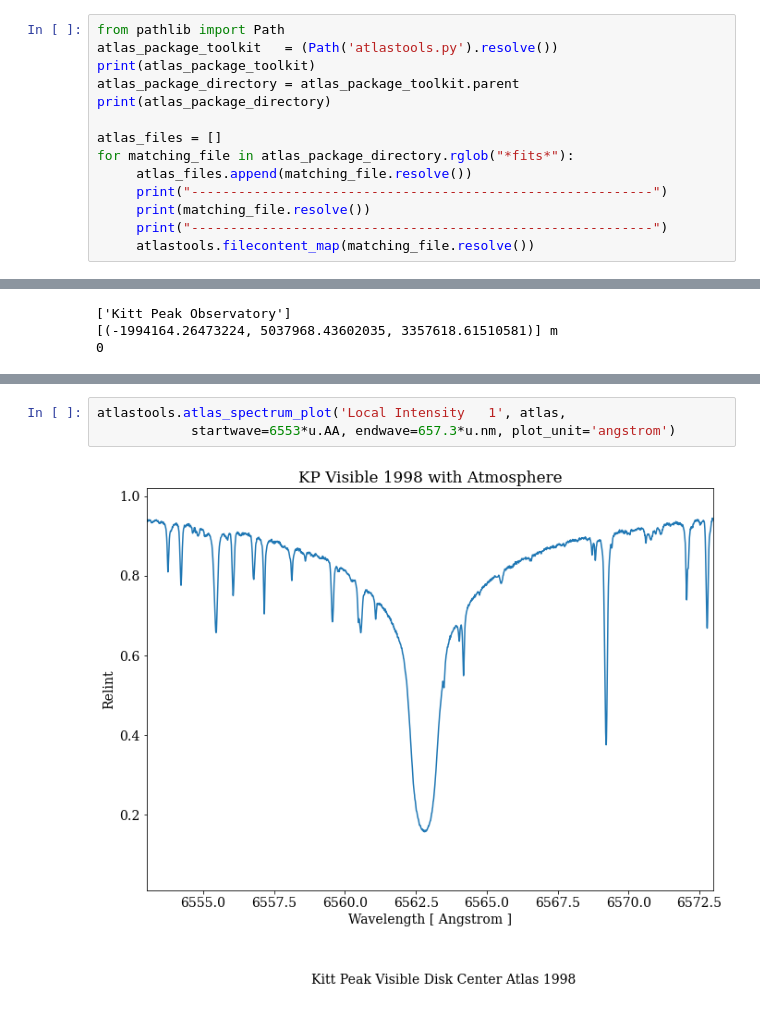
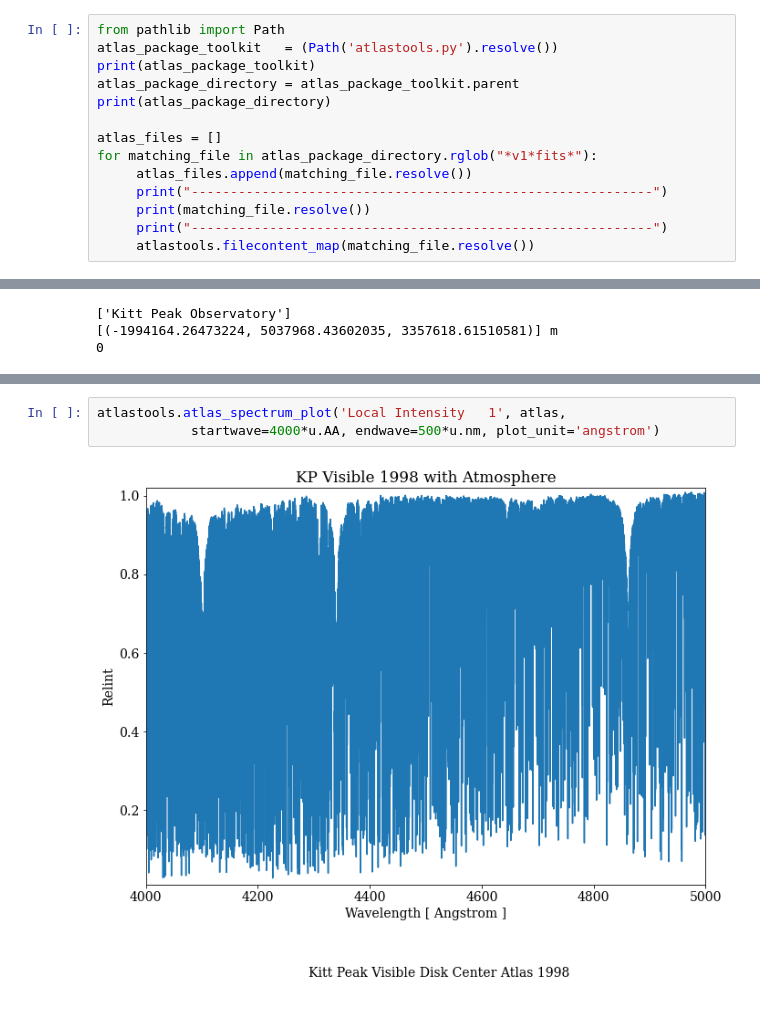
Before and after one commit to kreardon/solaratlas, a Jupyter notebook: module_testing.ipynb, the cells around one changed output, grey strips where cells are left out. Drawn from its saved outputs; the diff is of its cells as text.

```diff
--- a/module_testing.ipynb
+++ b/module_testing.ipynb
@@ -20,7 +75,7 @@ atlas_package_directory = atlas_package_toolkit.parent
 print(atlas_package_directory)
 
 atlas_files = []
-for matching_file in atlas_package_directory.rglob("*fits*"):
+for matching_file in atlas_package_directory.rglob("*v1*fits*"):
      atlas_files.append(matching_file.resolve())
      print("-----------------------------------------------------------")
      print(matching_file.resolve())
@@ -293,6 +339,6 @@ spectral axis:    [ 357.0 nm, ..., 740.7 nm ],  mean=548.85 nm
         target=None>)>}
 # %%
 atlastools.atlas_spectrum_plot('Local Intensity   1', atlas,
-            startwave=6553*u.AA, endwave=657.3*u.nm, plot_unit='angstrom')
+            startwave=4000*u.AA, endwave=500*u.nm, plot_unit='angstrom')
 # %% [output]
-[figure, old version]
+[figure, new version]
```
Also changed, not shown: parts of 16 cells of this notebook, 2 other files.
